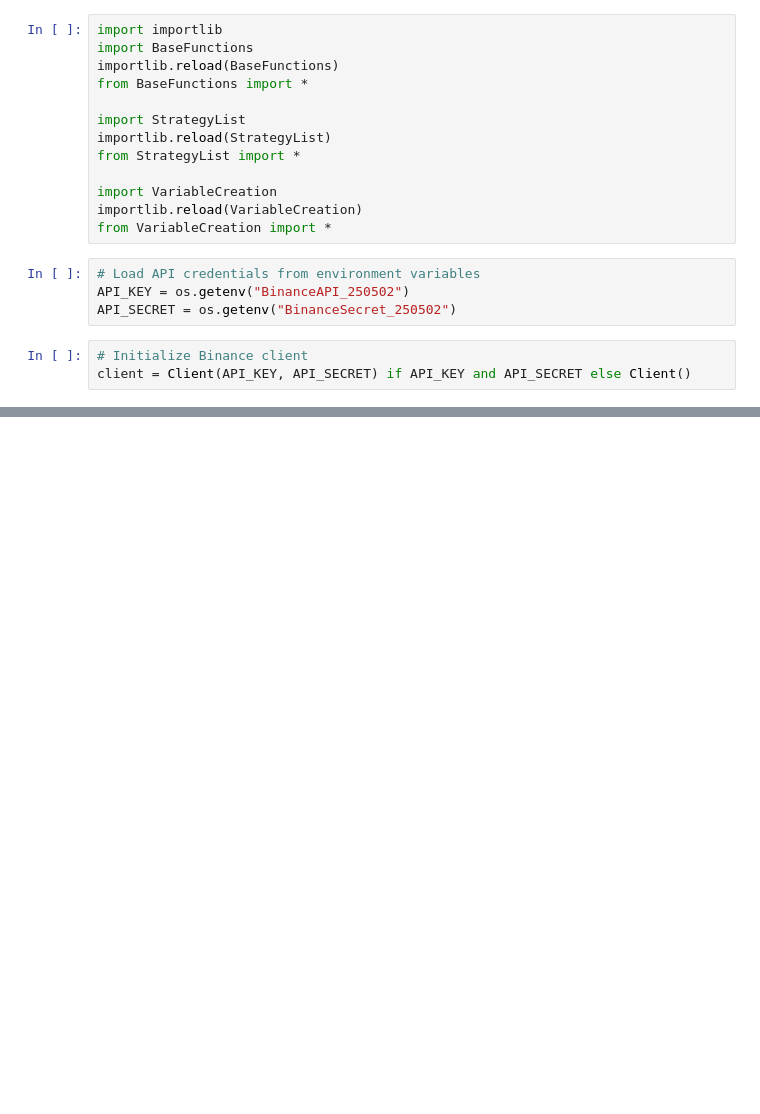
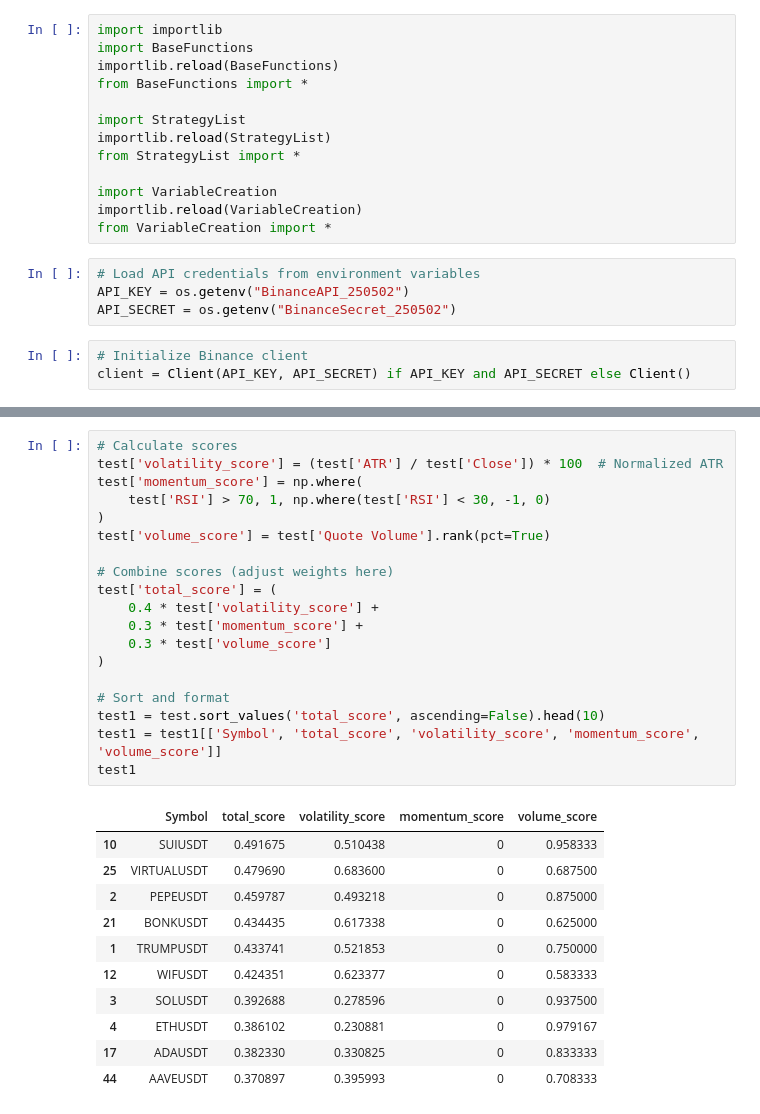
Before and after one commit to PratikRajSingh0612/BinanceTesting, a Jupyter notebook: Penny Crypto Strategy 250508.ipynb, the cells around one changed output, grey strips where cells are left out. Cells and saved outputs as stored; diff of their text form; blank space fills up the shorter version.

```diff
--- a/Penny Crypto Strategy 250508.ipynb
+++ b/Penny Crypto Strategy 250508.ipynb
@@ -87,0 +91,31 @@ Error processing BTCUSDT: 'Close Time'
+# %%
+# Calculate scores
+test['volatility_score'] = (test['ATR'] / test['Close']) * 100  # Normalized ATR
+test['momentum_score'] = np.where(
+    test['RSI'] > 70, 1, np.where(test['RSI'] < 30, -1, 0)
+)
+test['volume_score'] = test['Quote Volume'].rank(pct=True)
+
+# Combine scores (adjust weights here)
+test['total_score'] = (
+    0.4 * test['volatility_score'] +
+    0.3 * test['momentum_score'] +
+    0.3 * test['volume_score']
+)
+
+# Sort and format
+test1 = test.sort_values('total_score', ascending=False).head(10)
+test1 = test1[['Symbol', 'total_score', 'volatility_score', 'momentum_score', 'volume_score']]
+test1
+# %% [output]
+|  | Symbol | total_score | volatility_score | momentum_score | volume_score |
+| 10 | SUIUSDT | 0.491675 | 0.510438 | 0 | 0.958333 |
+| 25 | VIRTUALUSDT | 0.479690 | 0.683600 | 0 | 0.687500 |
+| 2 | PEPEUSDT | 0.459787 | 0.493218 | 0 | 0.875000 |
+| 21 | BONKUSDT | 0.434435 | 0.617338 | 0 | 0.625000 |
+| 1 | TRUMPUSDT | 0.433741 | 0.521853 | 0 | 0.750000 |
+| 12 | WIFUSDT | 0.424351 | 0.623377 | 0 | 0.583333 |
+| 3 | SOLUSDT | 0.392688 | 0.278596 | 0 | 0.937500 |
+| 4 | ETHUSDT | 0.386102 | 0.230881 | 0 | 0.979167 |
+| 17 | ADAUSDT | 0.382330 | 0.330825 | 0 | 0.833333 |
+| 44 | AAVEUSDT | 0.370897 | 0.395993 | 0 | 0.708333 |
```
Also changed, not shown: parts of 5 cells of this notebook, 2 other files.
